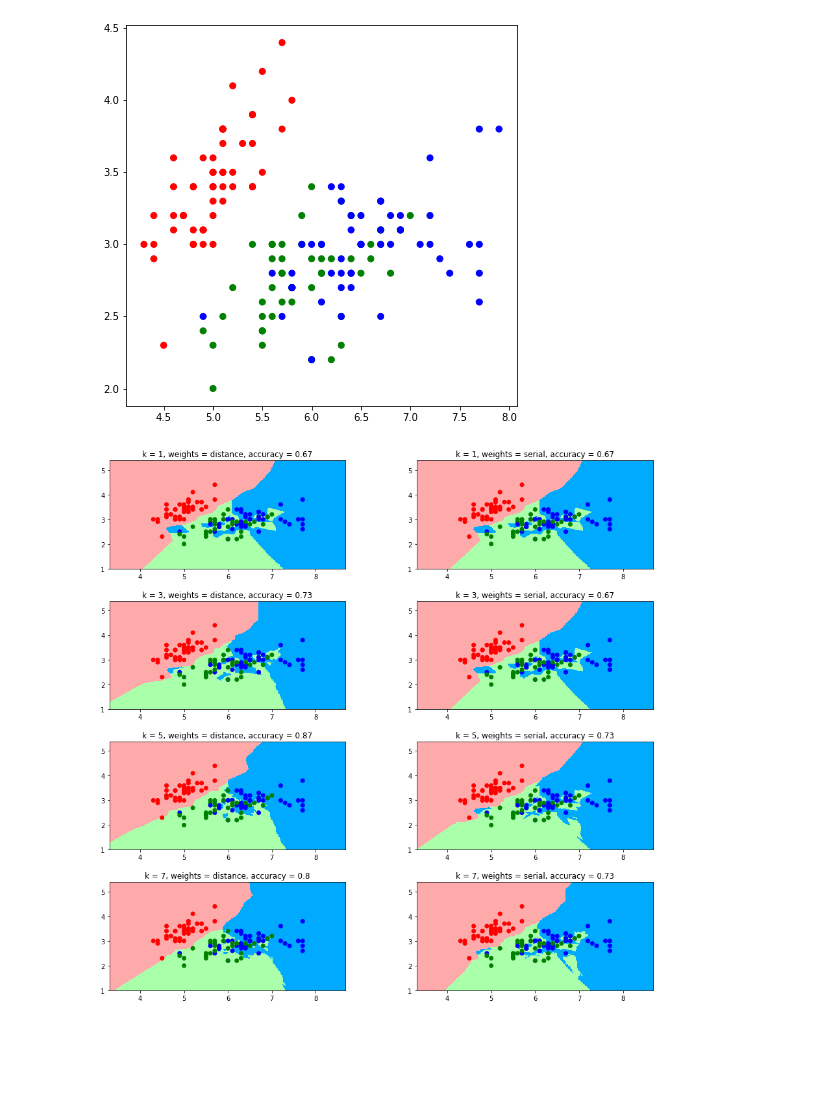
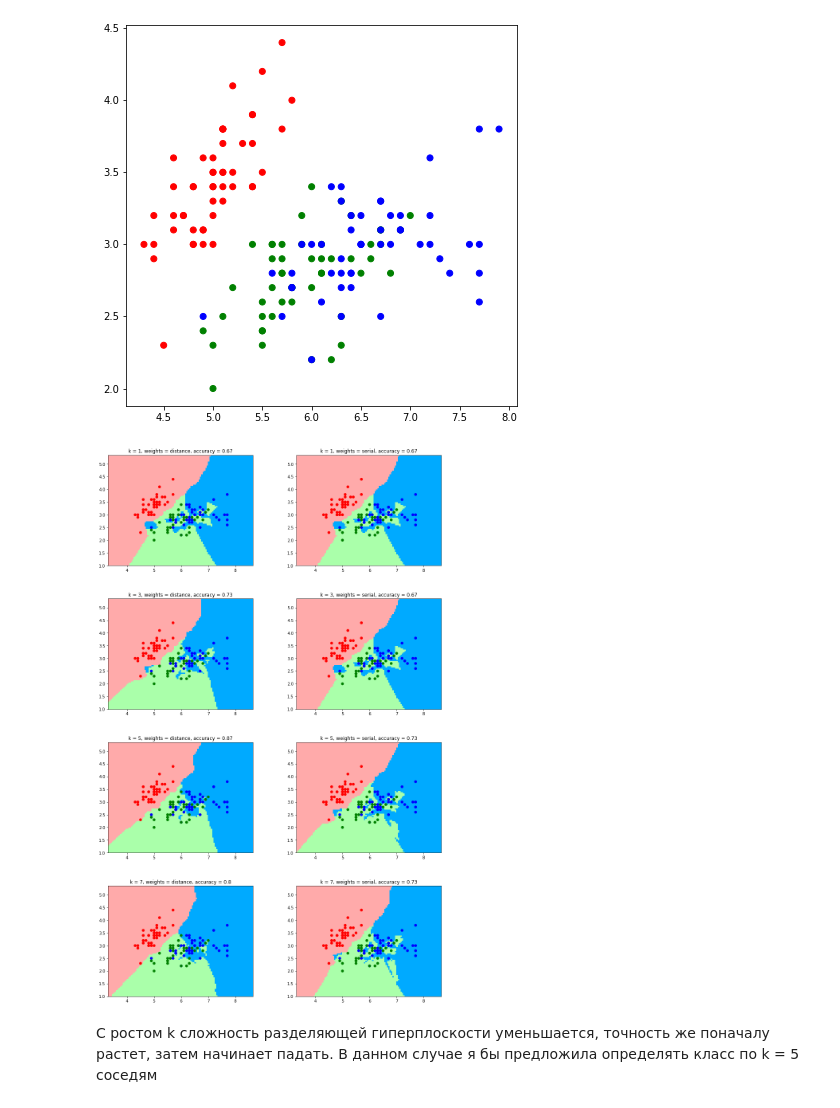
Before and after one commit to hellge83/AI_alg_ml, a Jupyter notebook: les07/les07_knn.ipynb, the cells around one changed output. Drawn from its saved outputs; the diff is of its cells as text; code cells hidden in the pictures; blank space fills up the shorter version.

```diff
--- a/les07/les07_knn.ipynb
+++ b/les07/les07_knn.ipynb
@@ -76,7 +76,7 @@ def get_graph(X_train, y_train, k, weight, axes_counter, acc):
     axi = ax.flatten()[axes_counter]
     cmap_light = ListedColormap(['#FFAAAA', '#AAFFAA','#00AAFF'])
 
-    h = .02
+    h = .05
 
     # Расчет пределов графика
     x_min, x_max = X_train[:, 0].min() - 1, X_train[:, 0].max() + 1
@@ -88,7 +88,7 @@ def get_graph(X_train, y_train, k, weight, axes_counter, acc):
 
     # Построим график
     Z = np.array(Z).reshape(xx.shape)
-#     axi.figure(figsize=(7,7))
+#     axi.set_size_inches(7, 7)
     axi.pcolormesh(xx, yy, Z, cmap=cmap_light)
 
     # Добавим на график обучающую выборку
@@ -98,19 +98,22 @@ def get_graph(X_train, y_train, k, weight, axes_counter, acc):
     axi.set_title(f"k = {k}, weights = {weight}, accuracy = {round(acc, 2)}")
 #     plt.show()
 # %%
+# kk = [1, 3]
 kk = [1, 3, 5, 7]
 rows = len(kk)
 
 fig, ax = plt.subplots(nrows = rows, ncols = 2)
-fig.set_size_inches(15, rows * 10)
+fig.set_size_inches(15, 25)
 fig.subplots_adjust(wspace=0.3, hspace=0.3)
 
 axes_counter = 0
 for k in kk:
     for weight in ['distance', 'serial']:
         y_pred = knn(X_train, y_train, X_test, k, weight)
         acc = accuracy(y_pred, y_test)
         get_graph(X_train, y_train, k, weight, axes_counter, acc)
         axes_counter +=1
 # %% [output]
-[figure, old version]
+[figure, new version]
+# %% [markdown]
+С ростом k сложность разделяющей гиперплоскости уменьшается, точность же поначалу растет, затем начинает падать. В данном случае я бы предложила определять класс по k = 5 соседям
```
